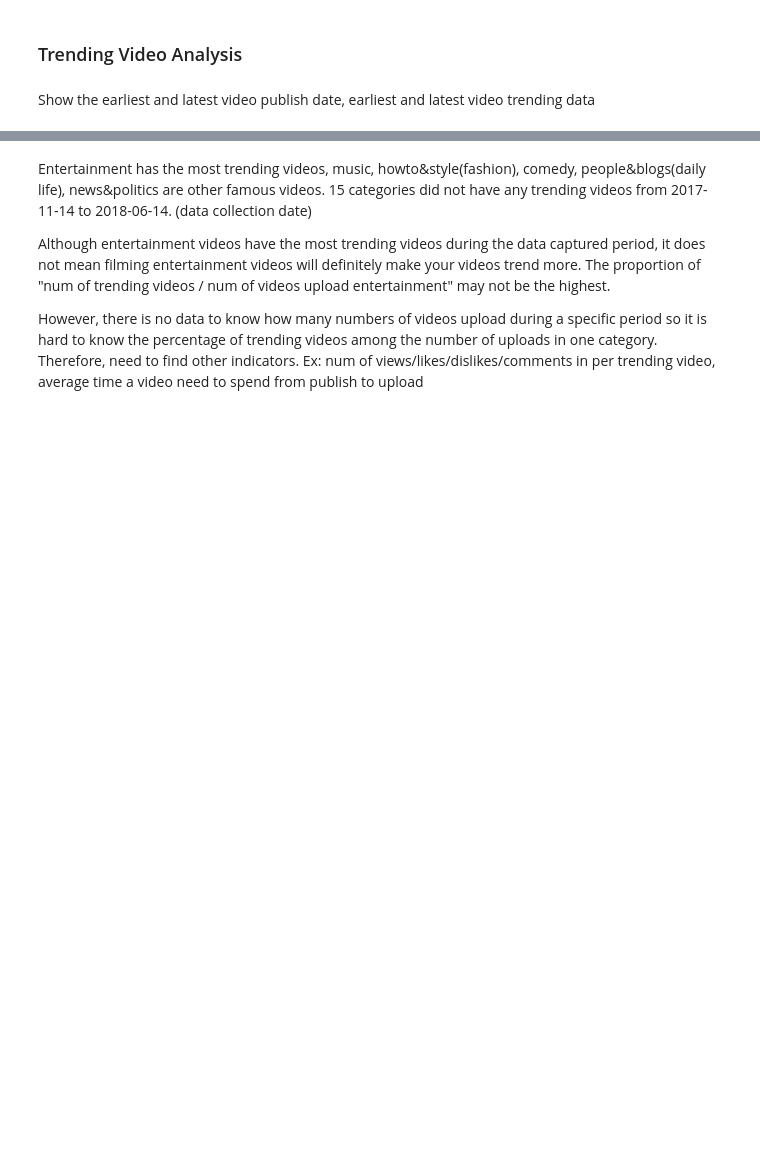
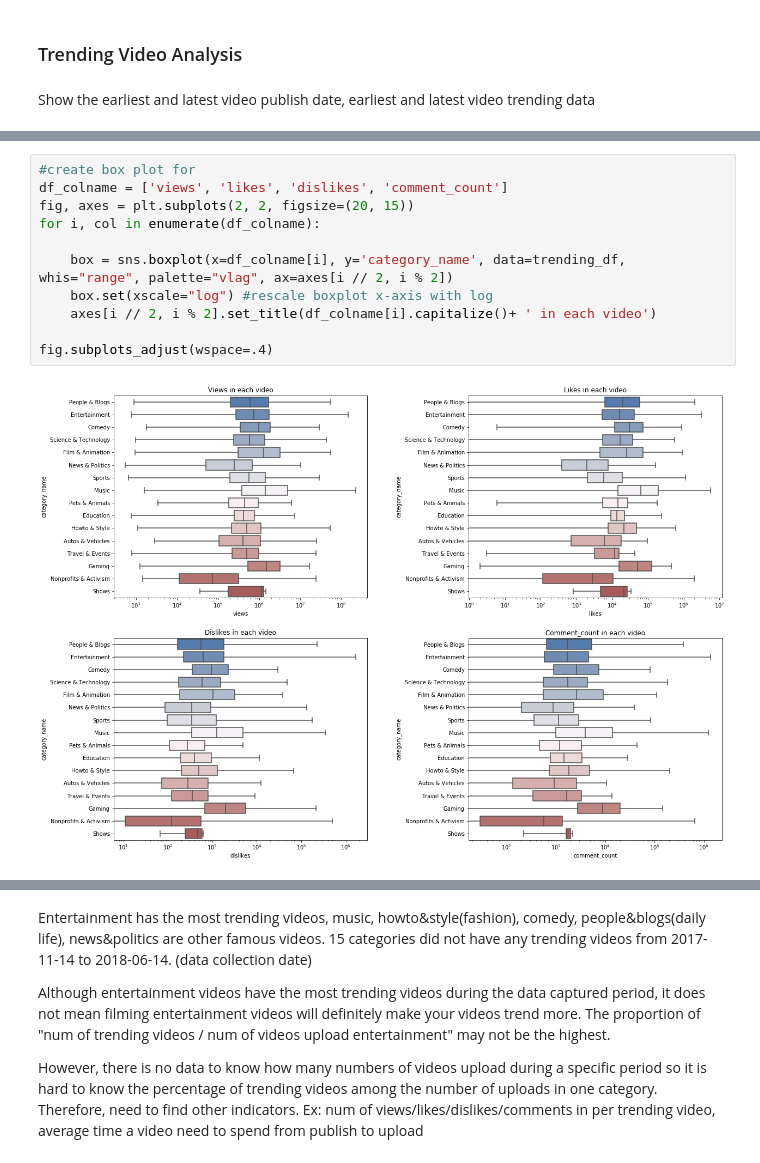
Before and after one commit to gillian850413/Final_Project, a Jupyter notebook: IS590PR_Final_Project_Part2.ipynb, the cells around one changed output, grey strips where cells are left out. Drawn from its saved outputs; the diff is of its cells as text; blank space fills up the shorter version.

```diff
--- a/IS590PR_Final_Project_Part2.ipynb
+++ b/IS590PR_Final_Project_Part2.ipynb
@@ -106 +171,14 @@ trending_df.head()
+# %%
+#create box plot for
+df_colname = ['views', 'likes', 'dislikes', 'comment_count']
+fig, axes = plt.subplots(2, 2, figsize=(20, 15))
+for i, col in enumerate(df_colname):
+
+    box = sns.boxplot(x=df_colname[i], y='category_name', data=trending_df, whis="range", palette="vlag", ax=axes[i // 2, i % 2])
+    box.set(xscale="log") #rescale boxplot x-axis with log
+    axes[i // 2, i % 2].set_title(df_colname[i].capitalize()+ ' in each video')
+
+fig.subplots_adjust(wspace=.4)
+# %% [output]
+[figure, added]
 # %%
```
Also changed, not shown: parts of 42 cells of this notebook.
